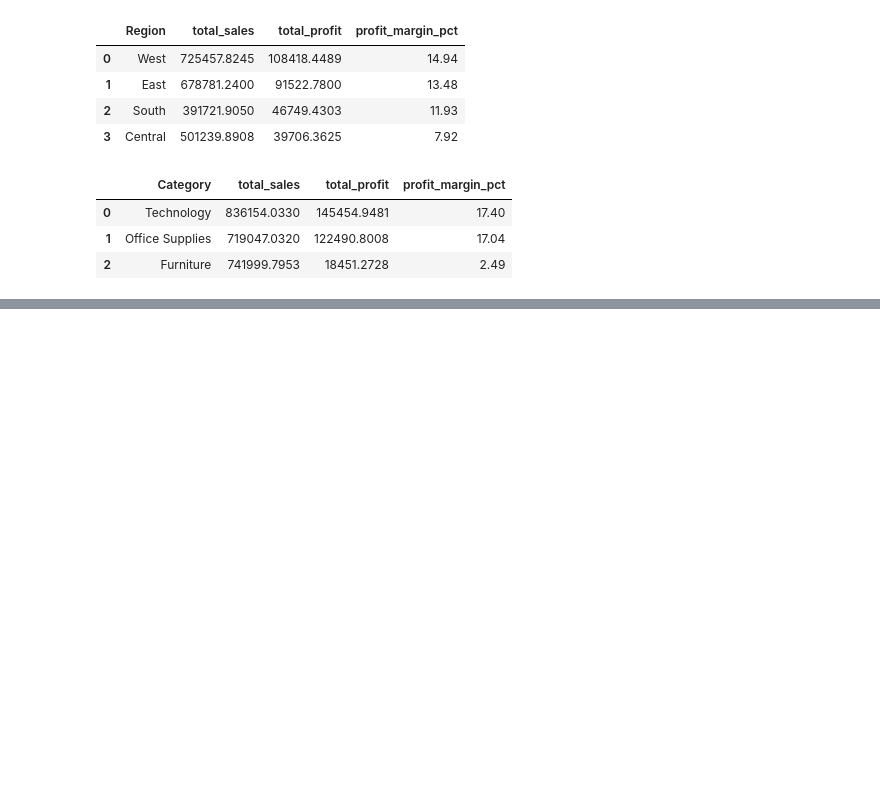
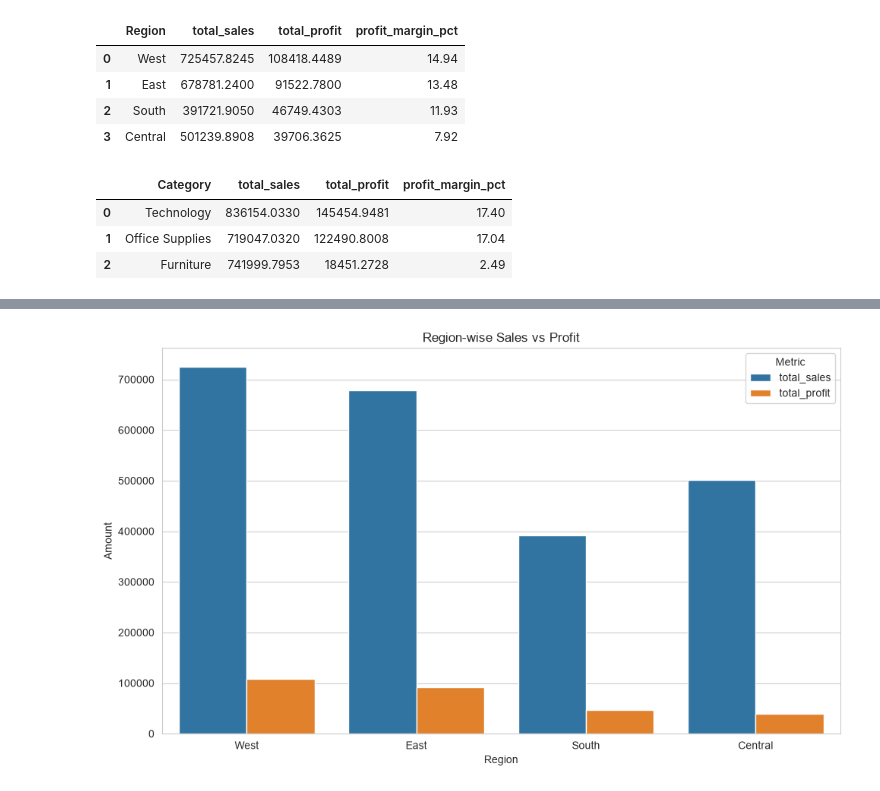
Before and after one commit to sh-nipun/retail-sales-analysis, a Jupyter notebook: notebooks/analysis.ipynb, the cells around one changed output, grey strips where cells are left out. Drawn from its saved outputs; the diff is of its cells as text; code cells hidden in the pictures; blank space fills up the shorter version.

```diff
--- a/notebooks/analysis.ipynb
+++ b/notebooks/analysis.ipynb
@@ -453,0 +510,16 @@ category_breakdown
+# %%
+# Reshape data for grouped bar chart (sales and profit side by side)
+region_melted = region_performance.melt(id_vars='Region', value_vars=['total_sales', 'total_profit'],
+                                          var_name='Metric', value_name='Amount')
+
+plt.figure(figsize=(10, 6))
+sns.barplot(data=region_melted, x='Region', y='Amount', hue='Metric')
+plt.title('Region-wise Sales vs Profit')
+plt.xlabel('Region')
+plt.ylabel('Amount')
+plt.tight_layout()
+
+plt.savefig('../visuals/region_sales_vs_profit.png', dpi=150)
+plt.show()
+# %% [output]
+[figure, added]
```
Also changed, not shown: parts of 6 cells of this notebook, 4 other files.
